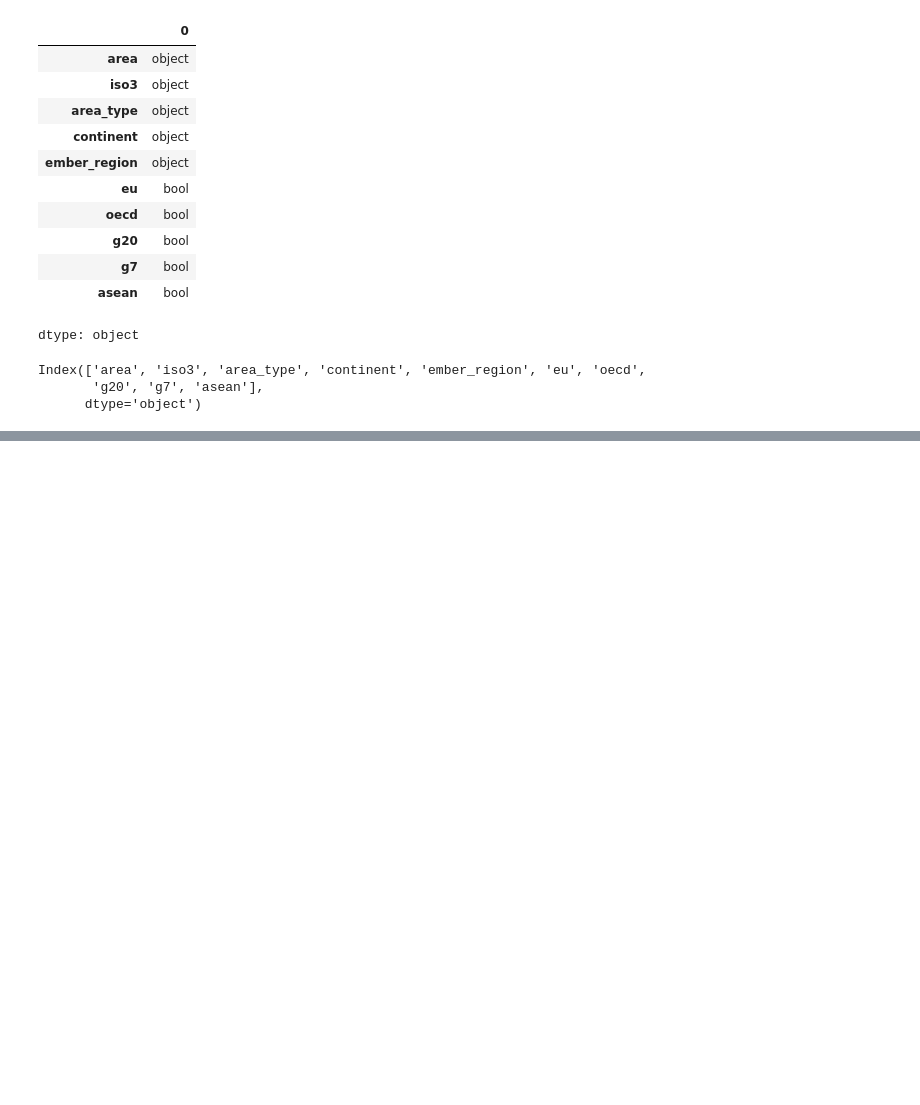
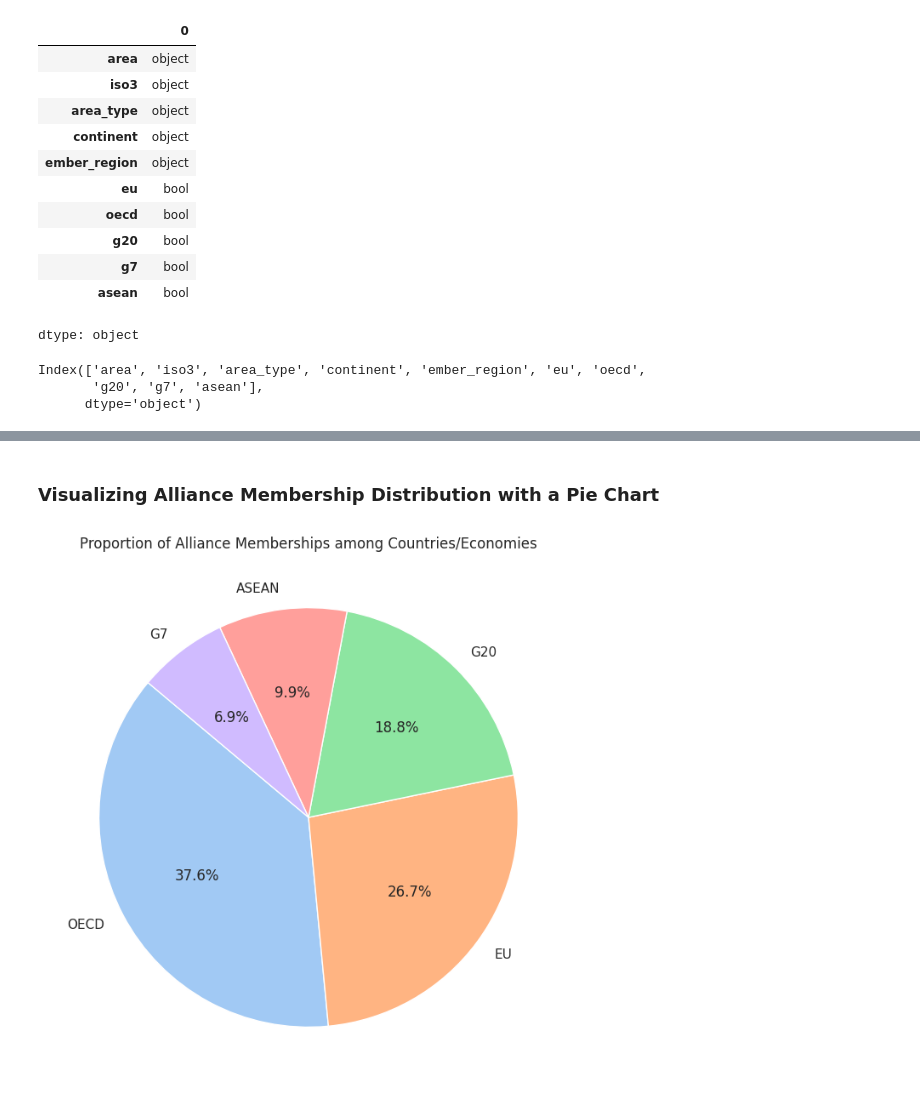
Before and after one commit to kxrrym03/Global-Electricity-Mix-Analysis, a Jupyter notebook: Global_Electricity_Mix.ipynb, the cells around one changed output, grey strips where cells are left out. Drawn from its saved outputs; the diff is of its cells as text; code cells hidden in the pictures; blank space fills up the shorter version.

```diff
--- a/Global_Electricity_Mix.ipynb
+++ b/Global_Electricity_Mix.ipynb
@@ -149,0 +203,13 @@ Index(['area', 'iso3', 'area_type', 'continent', 'ember_region', 'eu', 'oecd',
+# %%
+# Filter for countries/economies
+countries_df = df_cleaned[df_cleaned['area_type'] == 'Country or economy']
+
+# Calculate sums of membership flags
+alliance_columns = ['eu', 'oecd', 'g20', 'g7', 'asean']
+alliance_country_counts = countries_df[alliance_columns].sum().reset_index()
+alliance_country_counts.columns = ['Alliance', 'Country Count']
+
+# Sort in descending order
+alliance_country_counts = alliance_country_counts.sort_values(by='Country Count', ascending=False).reset_index(drop=True)
+
+display(alliance_country_counts)
@@ -149,0 +223,15 @@ Index(['area', 'iso3', 'area_type', 'continent', 'ember_region', 'eu', 'oecd',
+# %% [markdown]
+### Visualizing Alliance Membership Distribution with a Pie Chart
+# %%
+plt.figure(figsize=(8, 8))
+plt.pie(
+    alliance_country_counts['Country Count'],
+    labels=alliance_country_counts['Alliance'].str.upper(),
+    autopct='%1.1f%%',
+    startangle=140,
+    colors=sns.color_palette('pastel')[0:5]
+)
+plt.title('Proportion of Alliance Memberships among Countries/Economies')
+plt.show()
+# %% [output]
+[figure, added]
```
Also changed, not shown: parts of 6 cells of this notebook.
